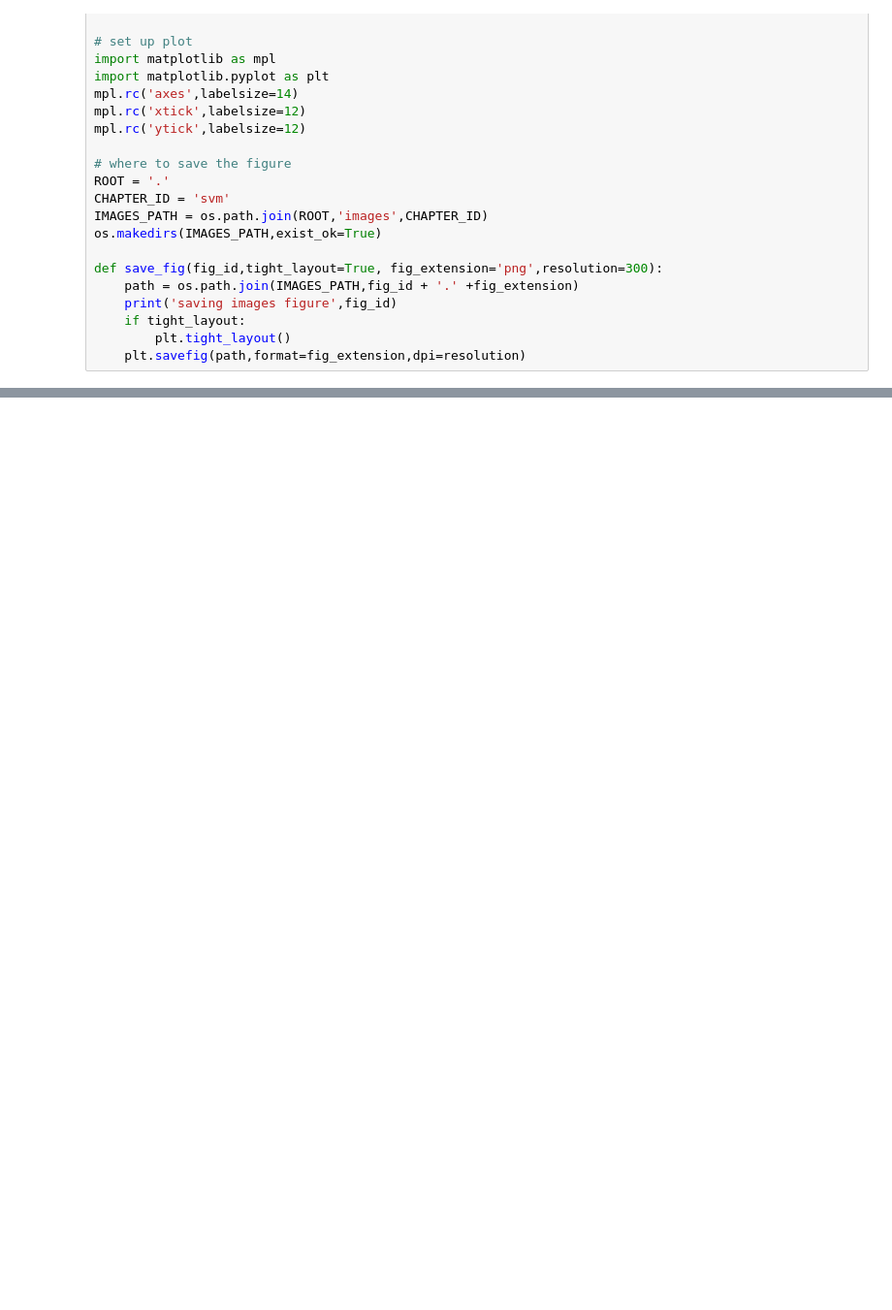
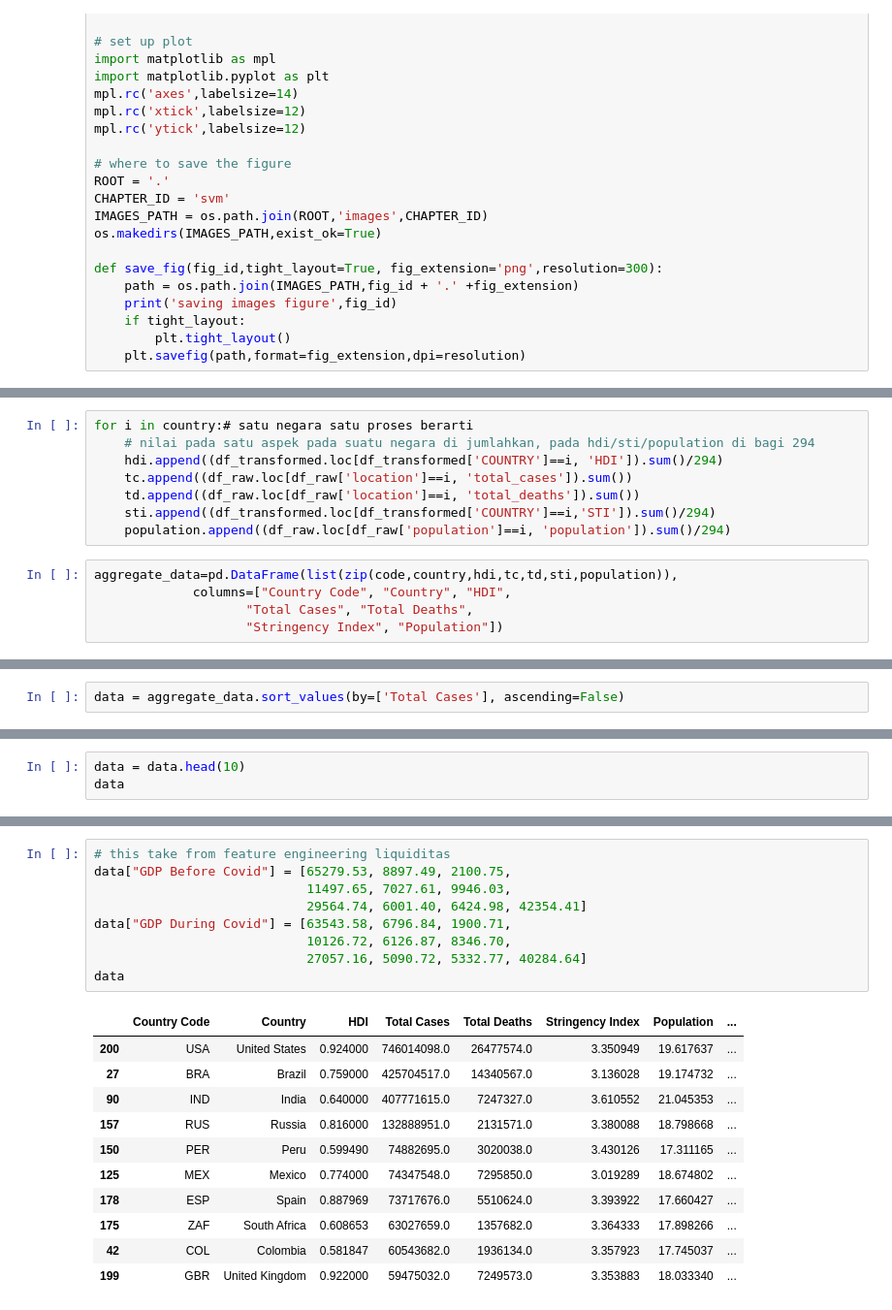
Before and after one commit to TeguhPermana666/Covid-19-Impacts, a Jupyter notebook: Analysis.ipynb, the cells around one changed output, grey strips where cells are left out. Shown at 97% size. Saved outputs shown, nothing was run; the diff lists cells and outputs as text; blank space fills up the shorter version.

Commit message:
[ Analisis per Country - Total Cases ]

```diff
--- a/Analysis.ipynb
+++ b/Analysis.ipynb
@@ -72,0 +105,13 @@ df_transformed
+# %%
+for i in country:# satu negara satu proses berarti
+    # nilai pada satu aspek pada suatu negara di jumlahkan, pada hdi/sti/population di bagi 294
+    hdi.append((df_transformed.loc[df_transformed['COUNTRY']==i, 'HDI']).sum()/294)
+    tc.append((df_raw.loc[df_raw['location']==i, 'total_cases']).sum())
+    td.append((df_raw.loc[df_raw['location']==i, 'total_deaths']).sum())
+    sti.append((df_transformed.loc[df_transformed['COUNTRY']==i,'STI']).sum()/294)
+    population.append((df_raw.loc[df_raw['population']==i, 'population']).sum()/294)
+# %%
+aggregate_data=pd.DataFrame(list(zip(code,country,hdi,tc,td,sti,population)),
+             columns=["Country Code", "Country", "HDI",
+                    "Total Cases", "Total Deaths",
+                    "Stringency Index", "Population"])
@@ -72,0 +137,2 @@ df_transformed
+# %%
+data = aggregate_data.sort_values(by=['Total Cases'], ascending=False)
@@ -72,0 +156,3 @@ df_transformed
+# %%
+data = data.head(10)
+data
@@ -72,0 +171,21 @@ df_transformed
+# %%
+# this take from feature engineering liquiditas
+data["GDP Before Covid"] = [65279.53, 8897.49, 2100.75,
+                            11497.65, 7027.61, 9946.03,
+                            29564.74, 6001.40, 6424.98, 42354.41]
+data["GDP During Covid"] = [63543.58, 6796.84, 1900.71,
+                            10126.72, 6126.87, 8346.70,
+                            27057.16, 5090.72, 5332.77, 40284.64]
+data
+# %% [output]
+|  | Country Code | Country | HDI | Total Cases | Total Deaths | Stringency Index | Population | ... |
+| 200 | USA | United States | 0.924000 | 746014098.0 | 26477574.0 | 3.350949 | 19.617637 | ... |
+| 27 | BRA | Brazil | 0.759000 | 425704517.0 | 14340567.0 | 3.136028 | 19.174732 | ... |
+| 90 | IND | India | 0.640000 | 407771615.0 | 7247327.0 | 3.610552 | 21.045353 | ... |
+| 157 | RUS | Russia | 0.816000 | 132888951.0 | 2131571.0 | 3.380088 | 18.798668 | ... |
+| 150 | PER | Peru | 0.599490 | 74882695.0 | 3020038.0 | 3.430126 | 17.311165 | ... |
+| 125 | MEX | Mexico | 0.774000 | 74347548.0 | 7295850.0 | 3.019289 | 18.674802 | ... |
+| 178 | ESP | Spain | 0.887969 | 73717676.0 | 5510624.0 | 3.393922 | 17.660427 | ... |
+| 175 | ZAF | South Africa | 0.608653 | 63027659.0 | 1357682.0 | 3.364333 | 17.898266 | ... |
+| 42 | COL | Colombia | 0.581847 | 60543682.0 | 1936134.0 | 3.357923 | 17.745037 | ... |
+| 199 | GBR | United Kingdom | 0.922000 | 59475032.0 | 7249573.0 | 3.353883 | 18.033340 | ... |
```
Also changed, not shown: parts of 14 cells of this notebook.
